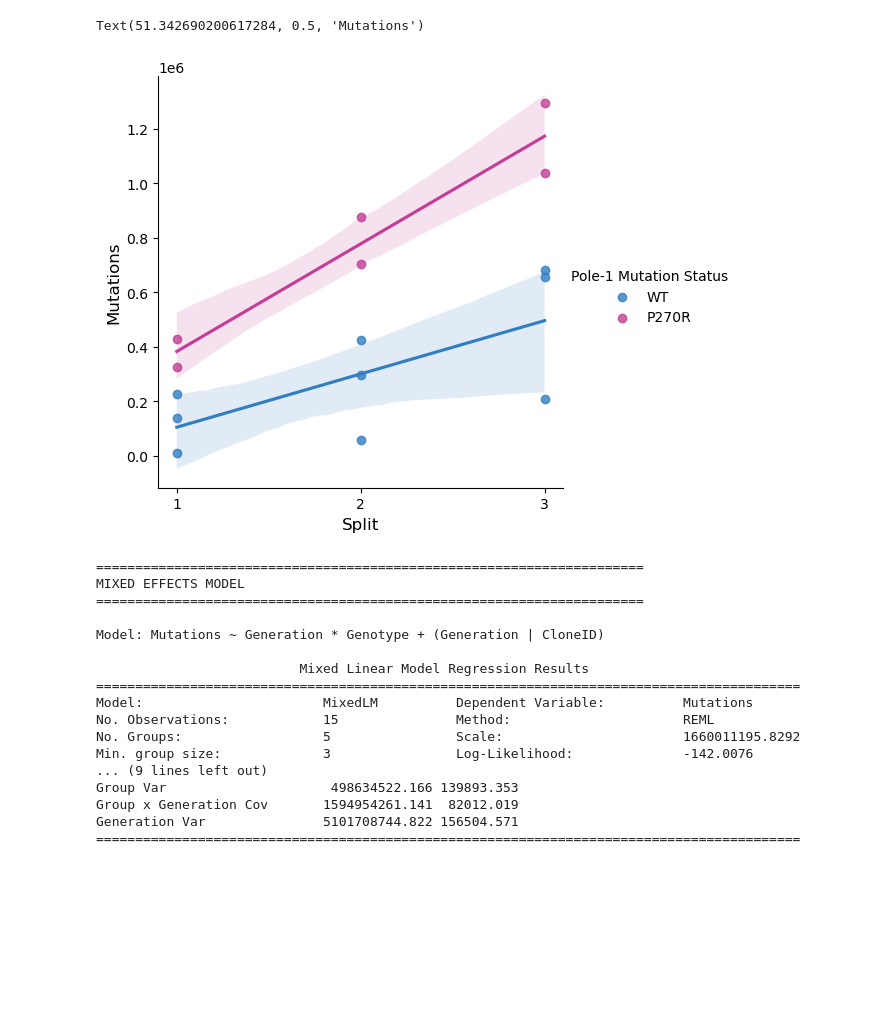
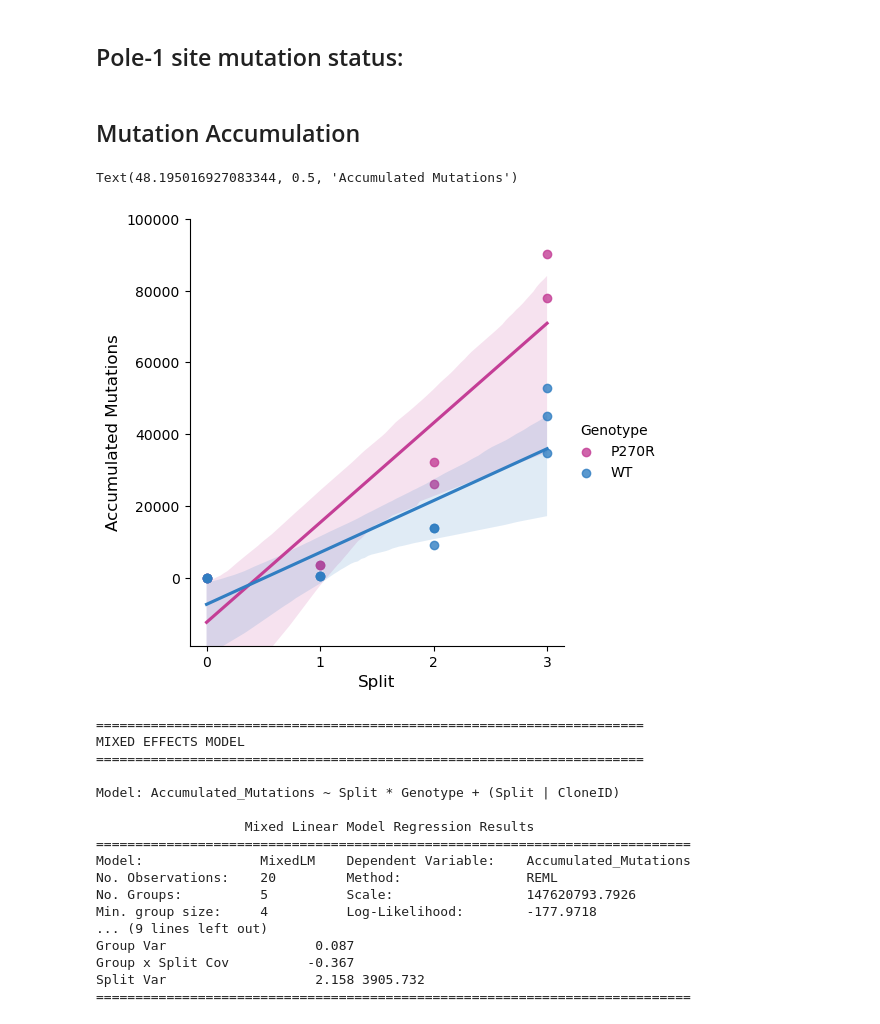
Before and after one commit to SrivatsanLab/SPC_genome, a Jupyter notebook: notebooks/worm_mut_accumulation.ipynb, the cells around one changed output. Saved outputs shown, nothing was run; the diff lists cells and outputs as text; code cells hidden in the pictures; blank space fills up the shorter version.

```diff
--- a/notebooks/worm_mut_accumulation.ipynb
+++ b/notebooks/worm_mut_accumulation.ipynb
@@ -58,0 +95,16 @@ spc.pp.annotate_contexts(adata, fasta_path='/shared/biodata/reference/iGenomes/C
+# %%
+sns.set_theme(style="ticks")
+f, ax = plt.subplots(figsize=(7, 5))
+sns.despine(f)
+sns.histplot(adata.var, x='bulk_vaf',
+             alpha=0.5,
+             color = '#317EC2',
+             edgecolor=".3",
+             linewidth=.5,
+             ax=ax,
+             # log_scale=True,
+             bins=10
+            )
+ax.set_yscale('log')
+plt.xlabel("VAF in Bulk", fontsize=12)
+plt.ylabel("Count of Sites", fontsize=12)
@@ -58,0 +114,2 @@ spc.pp.annotate_contexts(adata, fasta_path='/shared/biodata/reference/iGenomes/C
+# %%
+adata.obs['snp_count'] = np.ravel((adata.X>0).sum(axis=1))
@@ -230,0 +165,12 @@ time_series
+# %% [markdown]
+## Pole-1 site mutation status:
+# %% [markdown]
+## Mutation Accumulation
+# %%
+lineages = {
+    'P270R_P1': ['Pole-1_P0', 'Pole-1_P1G1', 'Pole-1_P1G2', 'Pole-1_P1G3'],
+    'P270R_P2': ['Pole-1_P0', 'Pole-1_P2G1', 'Pole-1_P2G2', 'Pole-1_P2G3'],
+    'WT_P2': ['N2_G0', 'N2_P2G1', 'N2_P2G2', 'N2_P2G3'],
+    'WT_P3': ['N2_G0', 'N2_P3G1', 'N2_P3G2', 'N2_P3G3'],
+    'WT_P4': ['N2_G0', 'N3_P4G1', 'N3_P4G2', 'N3_P4G3'],
+}
@@ -231,19 +228,25 @@ time_series
+# %%
+time_series = compute_accumulated_mutations(adata, lineages)
+time_series = time_series.assign(
+    Clone=lambda x: x['Lineage'].str.split('_').str[1],
+    Genotype=lambda x: x['Lineage'].str.split('_').str[0]
+)
 # %%
 ## Plot
-g = sns.lmplot(time_series, x='Generation',y='Mutations',
+g = sns.lmplot(time_series, x='Split',y='Accumulated_Mutations',
            palette={'WT':'#317EC2','P270R':'#C43E96'},
-           hue='Pole-1 Mutation Status'
+           hue='Genotype'
         )
 
-new_ticks = [1,2,3]
-new_labels = ['1','2','3']
+new_ticks = [0,1,2,3]
+new_labels = ['0','1','2','3']
 g.set(xticks=new_ticks, xticklabels=new_labels)
-# plt.yscale('log')
+plt.ylim(-19000,100000)
 plt.xlabel("Split", fontsize=12)
-plt.ylabel("Mutations", fontsize=12)
+plt.ylabel("Accumulated Mutations", fontsize=12)
 # %% [output]
-Text(51.342690200617284, 0.5, 'Mutations')
+Text(48.195016927083344, 0.5, 'Accumulated Mutations')
-[figure, old version]
+[figure, new version]
 # %%
 g.savefig('../results/worm_mut_accumulation/mutations_vs_time.png')
 # %%
@@ -257,14 +259,14 @@ df['Genotype'] = pd.Categorical(df['Genotype'], categories=['WT', 'P270R'])
 print("\n" + "="*70)
 print("MIXED EFFECTS MODEL")
 print("="*70)
-print("\nModel: Mutations ~ Generation * Genotype + (Generation | CloneID)")
+print("\nModel: Accumulated_Mutations ~ Split * Genotype + (Split | CloneID)")
 
 # Random intercept + slope model
 model = smf.mixedlm(
-    "Mutations ~ Generation * Genotype",
+    "Accumulated_Mutations ~ Split * Genotype",
     data=df,
     groups=df["CloneID"],
-    re_formula="~Generation"
+    re_formula="~Split"
 )
 result = model.fit(method=['lbfgs', 'powell', 'cg'])
 
@@ -274,19 +276,19 @@ print("\n" + str(result.summary()))
 MIXED EFFECTS MODEL
 ======================================================================
 
-Model: Mutations ~ Generation * Genotype + (Generation | CloneID)
+Model: Accumulated_Mutations ~ Split * Genotype + (Split | CloneID)
 
-                          Mixed Linear Model Regression Results
-==========================================================================================
-Model:                       MixedLM          Dependent Variable:          Mutations
-No. Observations:            15               Method:                      REML
-No. Groups:                  5                Scale:                       1660011195.8292
-Min. group size:             3                Log-Likelihood:              -142.0076
+                   Mixed Linear Model Regression Results
+============================================================================
+Model:               MixedLM    Dependent Variable:    Accumulated_Mutations
+No. Observations:    20         Method:                REML
+No. Groups:          5          Scale:                 147620793.7926
+Min. group size:     4          Log-Likelihood:        -177.9718
 ... (9 lines left out)
-Group Var                     498634522.166 139893.353
-Group x Generation Cov       1594954261.141  82012.019
-Generation Var               5101708744.822 156504.571
-==========================================================================================
+Group Var                   0.087
+Group x Split Cov          -0.367
+Split Var                   2.158 3905.732
+============================================================================
 # %%
 # Extract key coefficients
 print("\n" + "-"*70)
```
Also changed, not shown: parts of 51 cells of this notebook, 1 other file.
